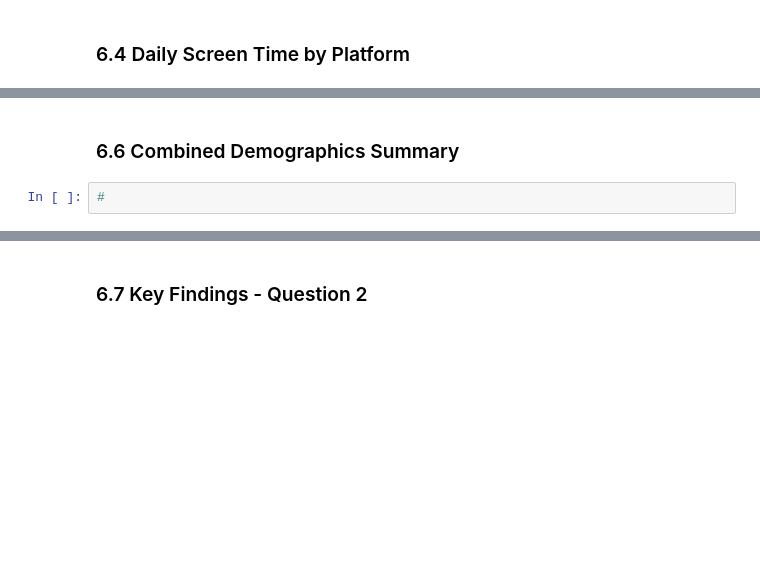
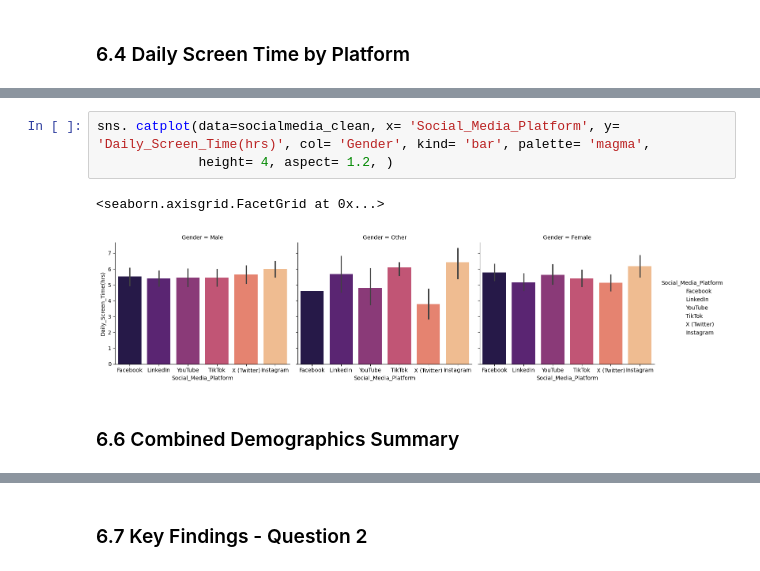
Before and after one commit to miteshbkumar-ship-it/social_mental_health_project, a Jupyter notebook: notebook/social_media_wellbeing_analysis.ipynb, the cells around one changed output, grey strips where cells are left out. Drawn from its saved outputs; the diff is of its cells as text; blank space fills up the shorter version.

```diff
--- a/notebook/social_media_wellbeing_analysis.ipynb
+++ b/notebook/social_media_wellbeing_analysis.ipynb
@@ -170,4 +440,8 @@ df_working = df_clean.copy() # so you don't mess up the cleaned data
+# %%
+sns. catplot(data=socialmedia_clean, x= 'Social_Media_Platform', y= 'Daily_Screen_Time(hrs)', col= 'Gender', kind= 'bar', palette= 'magma',
+             height= 4, aspect= 1.2, )
+# %% [output]
+<seaborn.axisgrid.FacetGrid at 0x...>
+[figure, added]
 # %% [markdown]
 ### 6.6 Combined Demographics Summary
-# %%
-#
```
Also changed, not shown: parts of 37 cells of this notebook.
